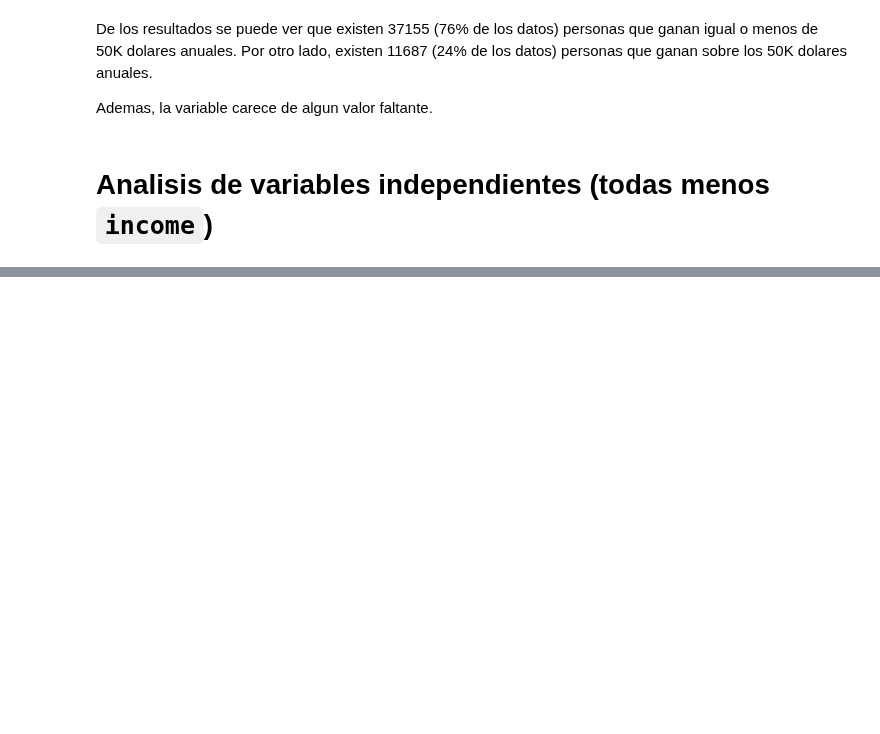
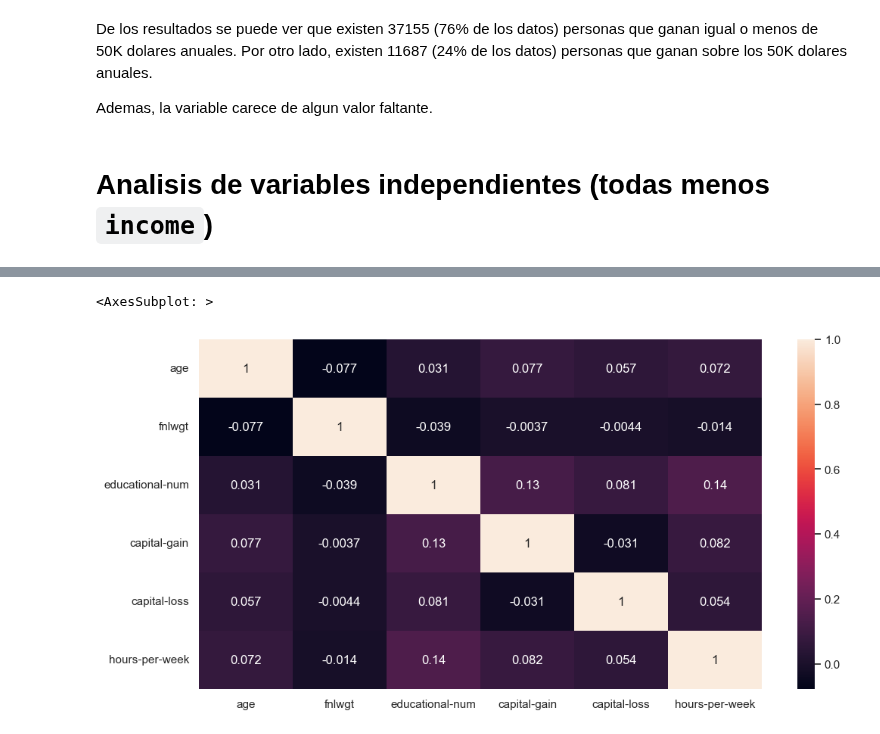
Before and after one commit to JavierRojas14/personal, a Jupyter notebook: G56/fundamentos-data-science/hito_2/hito_2_enunciado_1.ipynb, the cells around one changed output, grey strips where cells are left out. Saved outputs shown, nothing was run; the diff lists cells and outputs as text; code cells hidden in the pictures; blank space fills up the shorter version.

```diff
--- a/G56/fundamentos-data-science/hito_2/hito_2_enunciado_1.ipynb
+++ b/G56/fundamentos-data-science/hito_2/hito_2_enunciado_1.ipynb
@@ -75,0 +115,5 @@ aux.analizar_valores_faltantes(variables_independientes)
+# %%
+sns.heatmap(df.corr(), annot=True)
+# %% [output]
+<AxesSubplot: >
+[figure, added]
```
Also changed, not shown: parts of 5 cells of this notebook, 1 other file.
